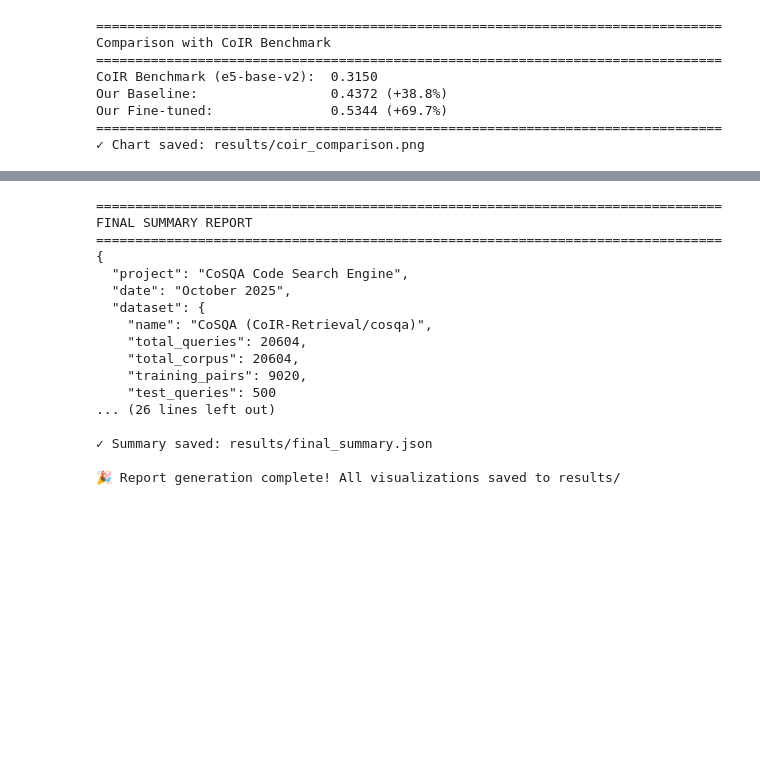
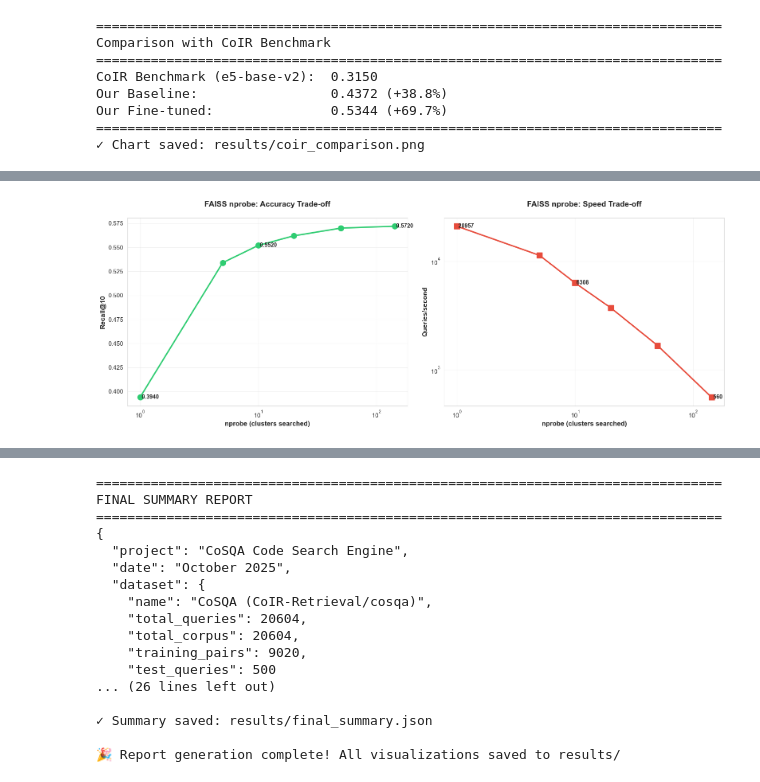
Before and after one commit to 8arry/cosqa-codesearch, a Jupyter notebook: notebooks/final_report.ipynb, the cells around one changed output, grey strips where cells are left out. Saved outputs shown, nothing was run; the diff lists cells and outputs as text; code cells hidden in the pictures; blank space fills up the shorter version.

```diff
--- a/notebooks/final_report.ipynb
+++ b/notebooks/final_report.ipynb
@@ -624,0 +767,71 @@ Our Fine-tuned:               0.5344 (+69.7%)
+# %%
+# FAISS experiments data (from FAISS_EXPERIMENTS_SUMMARY.md)
+faiss_data = {
+    'index_comparison': {
+        'flat': {'recall@10': 0.5560, 'ndcg@10': 0.4648, 'queries_per_sec': 6308.8},
+        'ivf_default': {'recall@10': 0.5540, 'ndcg@10': 0.4773, 'queries_per_sec': 5142.9}
+    },
+    'nprobe_sweep': [
+        {'nprobe': 1, 'recall@10': 0.3940, 'ndcg@10': 0.3514, 'queries_per_sec': 20956.9},
+        {'nprobe': 5, 'recall@10': 0.5340, 'ndcg@10': 0.4645, 'queries_per_sec': 11306.1},
+        {'nprobe': 10, 'recall@10': 0.5520, 'ndcg@10': 0.4765, 'queries_per_sec': 6307.5},
+        {'nprobe': 20, 'recall@10': 0.5620, 'ndcg@10': 0.4818, 'queries_per_sec': 3727.3},
+        {'nprobe': 50, 'recall@10': 0.5700, 'ndcg@10': 0.4870, 'queries_per_sec': 1672.2},
+        {'nprobe': 143, 'recall@10': 0.5720, 'ndcg@10': 0.4883, 'queries_per_sec': 559.6}
+    ]
+}
+
+# Visualize nprobe sweep (most important trade-off)
+fig, (ax1, ax2) = plt.subplots(1, 2, figsize=(16, 6))
+
+nprobes = [d['nprobe'] for d in faiss_data['nprobe_sweep']]
+recalls = [d['recall@10'] for d in faiss_data['nprobe_sweep']]
+speeds = [d['queries_per_sec'] for d in faiss_data['nprobe_sweep']]
+
+# Chart 1: Recall vs nprobe
+ax1.plot(nprobes, recalls, marker='o', linewidth=2.5, markersize=10, color='#2ecc71')
+ax1.set_xlabel('nprobe (clusters searched)', fontsize=12, fontweight='bold')
+ax1.set_ylabel('Recall@10', fontsize=12, fontweight='bold')
+ax1.set_title('FAISS nprobe: Accuracy Trade-off', fontsize=14, fontweight='bold', pad=20)
+ax1.grid(True, alpha=0.3)
+ax1.set_xscale('log')
+
+# Annotate key points
+for i, (np_val, recall) in enumerate(zip(nprobes, recalls)):
+    if np_val in [1, 10, 143]:
+        ax1.text(np_val, recall, f' {recall:.4f}',
+                ha='left', va='center', fontsize=10, fontweight='bold')
+
+# Chart 2: Speed vs nprobe
+ax2.plot(nprobes, speeds, marker='s', linewidth=2.5, markersize=10, color='#e74c3c')
+ax2.set_xlabel('nprobe (clusters searched)', fontsize=12, fontweight='bold')
+ax2.set_ylabel('Queries/second', fontsize=12, fontweight='bold')
+ax2.set_title('FAISS nprobe: Speed Trade-off', fontsize=14, fontweight='bold', pad=20)
+ax2.grid(True, alpha=0.3)
+ax2.set_xscale('log')
+ax2.set_yscale('log')
+
+# Annotate key points
+for i, (np_val, speed) in enumerate(zip(nprobes, speeds)):
+    if np_val in [1, 10, 143]:
+        ax2.text(np_val, speed, f' {speed:.0f}',
+                ha='left', va='center', fontsize=10, fontweight='bold')
+
+plt.tight_layout()
+plt.savefig(results_dir / 'bonus_faiss_hyperparams.png', dpi=300, bbox_inches='tight')
+plt.show()
+
+print("✓ Chart saved: results/bonus_faiss_hyperparams.png")
+
+# Print summary table
+print("\n" + "="*80)
+print("BONUS EXPERIMENT 2: FAISS Hyperparameter Optimization")
+print("="*80)
+print("\nnprobe Parameter Sweep (nlist=143):")
+print(f"{'nprobe':<10} {'Recall@10':>12} {'nDCG@10':>12} {'Queries/sec':>15}")
+print("-" * 80)
+for d in faiss_data['nprobe_sweep']:
+    print(f"{d['nprobe']:<10} {d['recall@10']:>12.4f} {d['ndcg@10']:>12.4f} {d['queries_per_sec']:>15.1f}")
+print("="*80)
+# %% [output]
+[figure, added]
```
Also changed, not shown: parts of 11 cells of this notebook, 2 other files.
